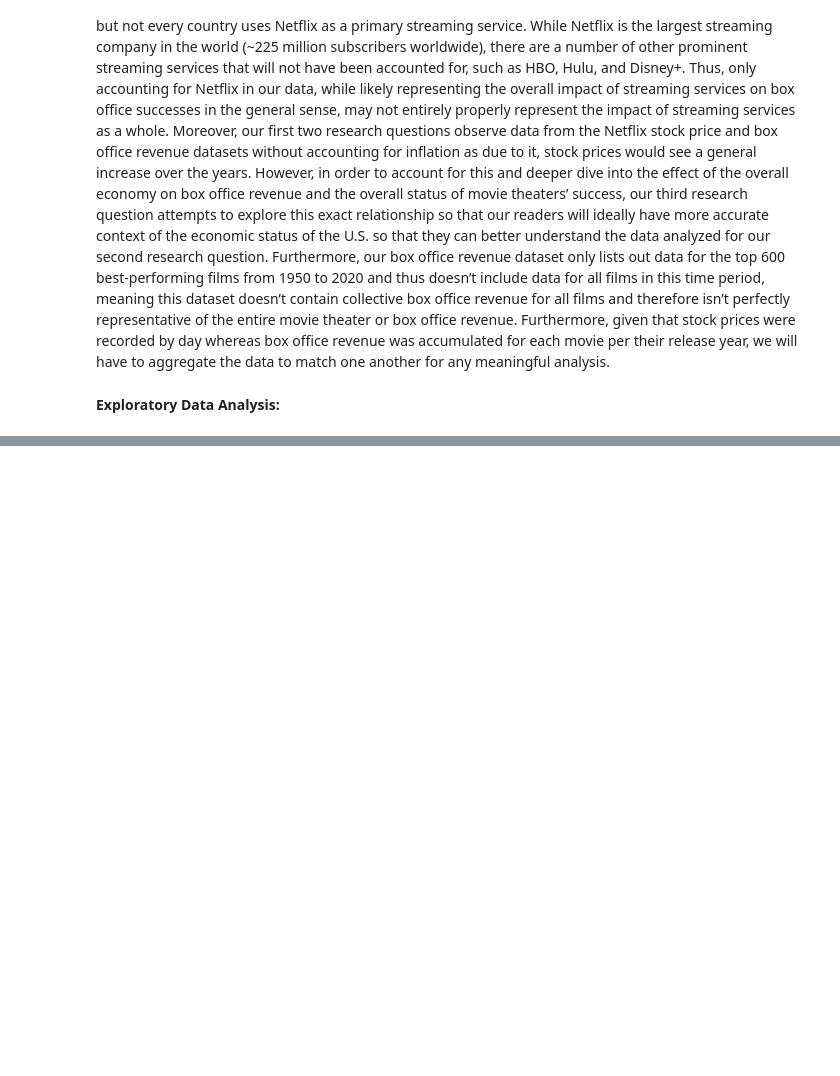
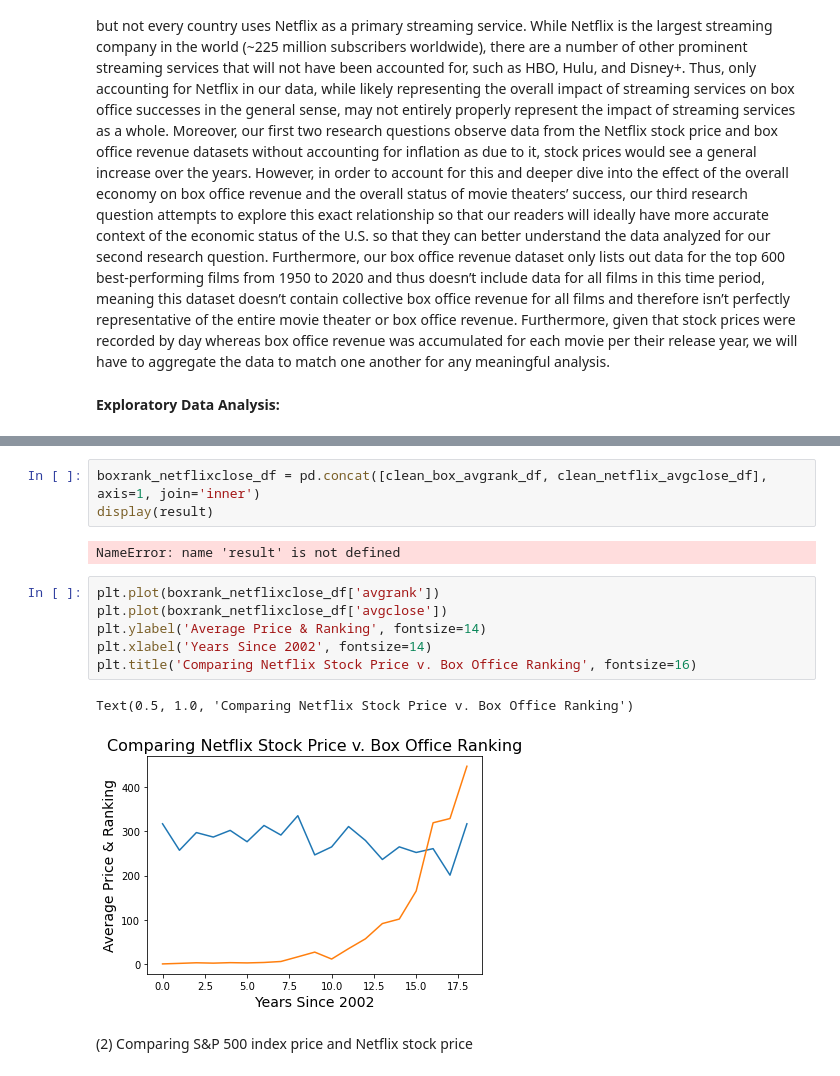
Before and after one commit to jjk-296/2950-project1, a Jupyter notebook: phase2.ipynb, the cells around one changed output, grey strips where cells are left out. Cells and saved outputs as stored; diff of their text form; blank space fills up the shorter version.

```diff
--- a/phase2.ipynb
+++ b/phase2.ipynb
@@ -341,0 +331,16 @@ seaborn.lineplot(data = clean_netflix_df, x = "Year", y = "Close")
+# %%
+boxrank_netflixclose_df = pd.concat([clean_box_avgrank_df, clean_netflix_avgclose_df], axis=1, join='inner')
+display(result)
+# %% [output]
+NameError: name 'result' is not defined
+# %%
+plt.plot(boxrank_netflixclose_df['avgrank'])
+plt.plot(boxrank_netflixclose_df['avgclose'])
+plt.ylabel('Average Price & Ranking', fontsize=14)
+plt.xlabel('Years Since 2002', fontsize=14)
+plt.title('Comparing Netflix Stock Price v. Box Office Ranking', fontsize=16)
+# %% [output]
+Text(0.5, 1.0, 'Comparing Netflix Stock Price v. Box Office Ranking')
+[figure, added]
+# %% [markdown]
+(2) Comparing S&P 500 index price and Netflix stock price
```
Also changed, not shown: parts of 33 cells of this notebook, 1 other file.
